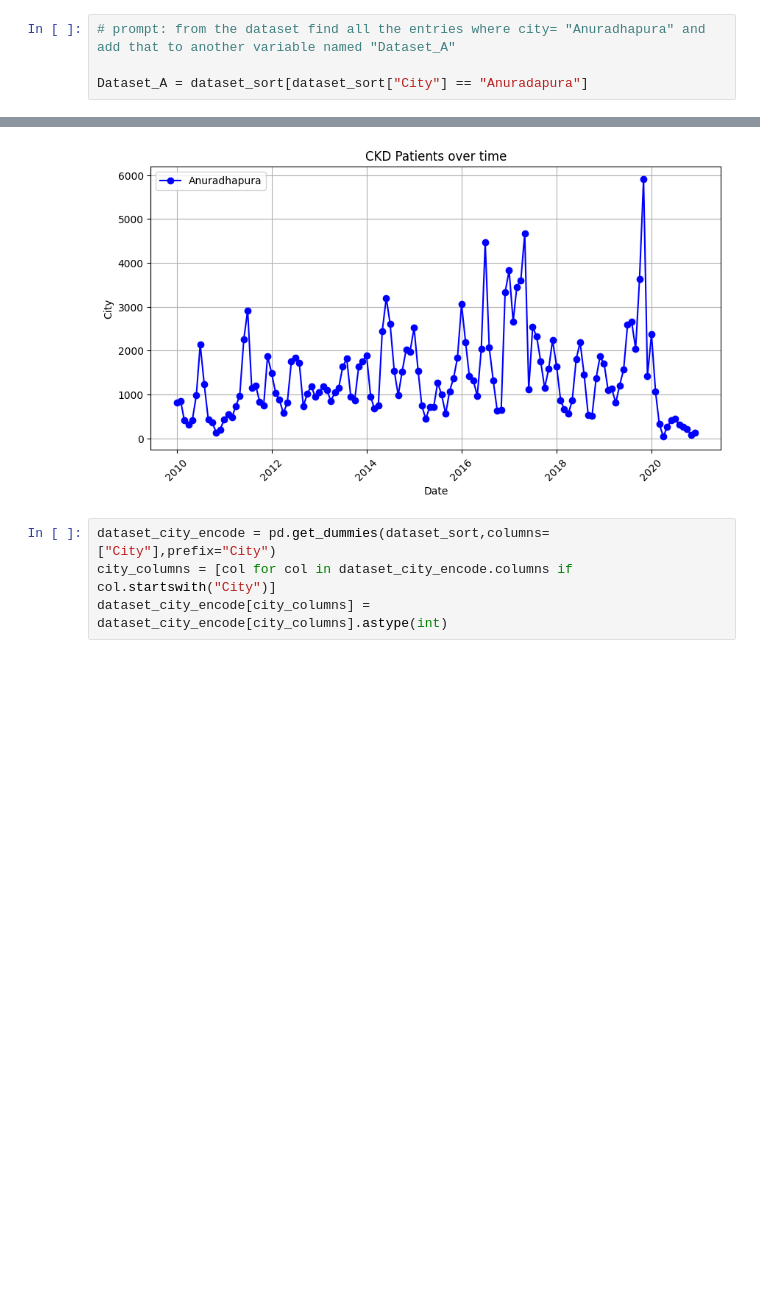
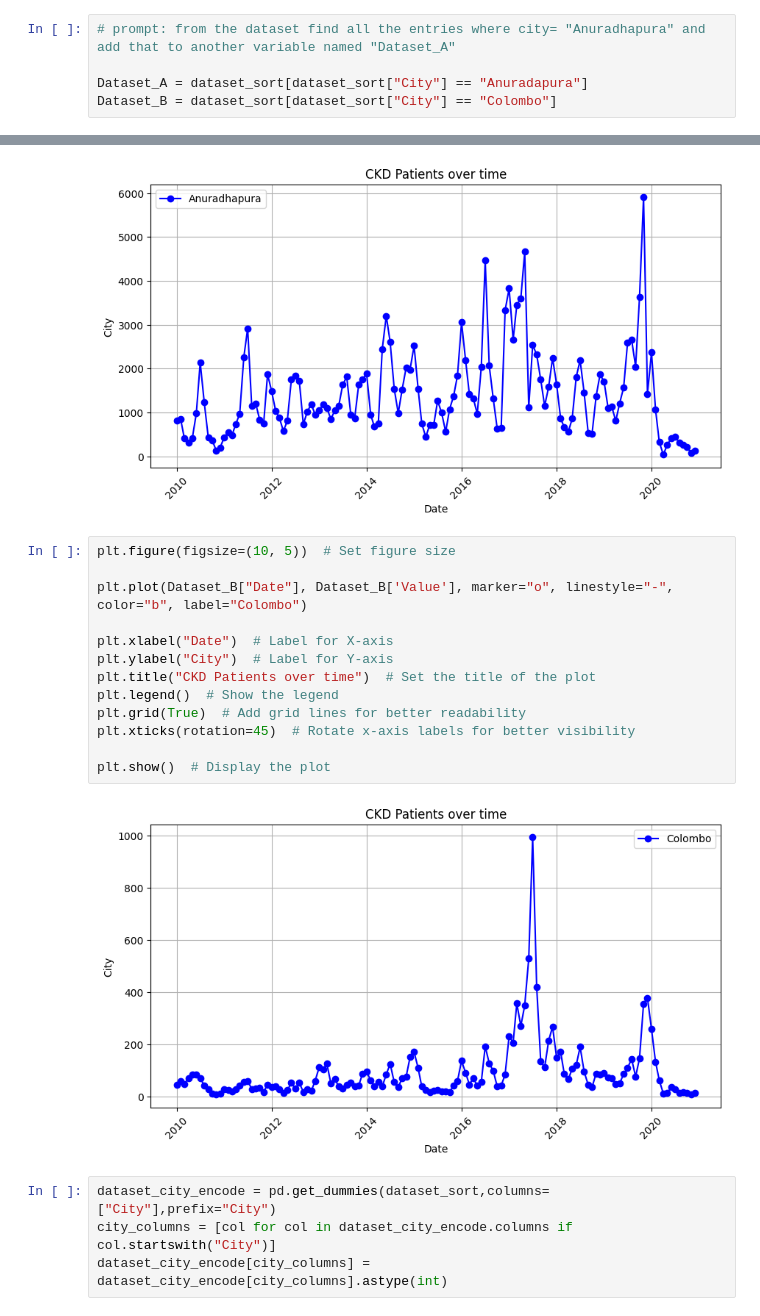
Before and after one commit to Project-Cicaeda/Cicaeda-Server, a Jupyter notebook: recurrent_neural_network/Data_Preprocessing.ipynb, the cells around one changed output, grey strips where cells are left out. Drawn from its saved outputs; the diff is of its cells as text; blank space fills up the shorter version.

Commit message:
Data visualization for city Colombo

```diff
--- a/recurrent_neural_network/Data_Preprocessing.ipynb
+++ b/recurrent_neural_network/Data_Preprocessing.ipynb
@@ -40,6 +40,7 @@ One-Hot Encode The City Column
 # prompt: from the dataset find all the entries where city= "Anuradhapura" and add that to another variable named "Dataset_A"
 
 Dataset_A = dataset_sort[dataset_sort["City"] == "Anuradapura"]
+Dataset_B = dataset_sort[dataset_sort["City"] == "Colombo"]
 # %%
 plt.figure(figsize=(10, 5))  # Set figure size
 
@@ -55,6 +56,21 @@ plt.xticks(rotation=45)  # Rotate x-axis labels for better visibility
 plt.show()  # Display the plot
 # %% [output]
 [figure]
+# %%
+plt.figure(figsize=(10, 5))  # Set figure size
+
+plt.plot(Dataset_B["Date"], Dataset_B['Value'], marker="o", linestyle="-", color="b", label="Colombo")
+
+plt.xlabel("Date")  # Label for X-axis
+plt.ylabel("City")  # Label for Y-axis
+plt.title("CKD Patients over time")  # Set the title of the plot
+plt.legend()  # Show the legend
+plt.grid(True)  # Add grid lines for better readability
+plt.xticks(rotation=45)  # Rotate x-axis labels for better visibility
+
+plt.show()  # Display the plot
+# %% [output]
+[figure, added]
 # %%
 dataset_city_encode = pd.get_dummies(dataset_sort,columns=["City"],prefix="City")
 city_columns = [col for col in dataset_city_encode.columns if col.startswith("City")]
```
